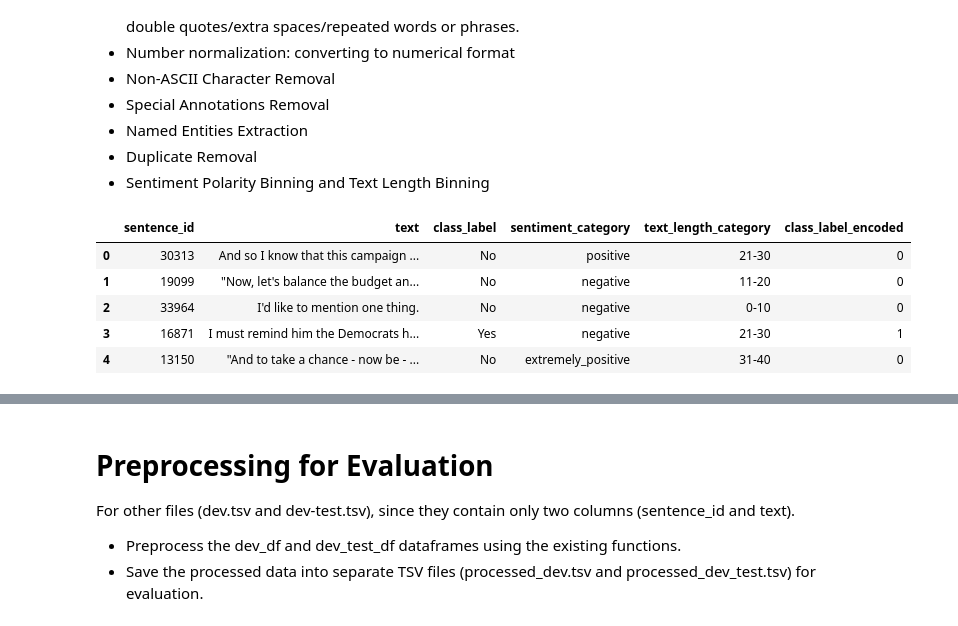
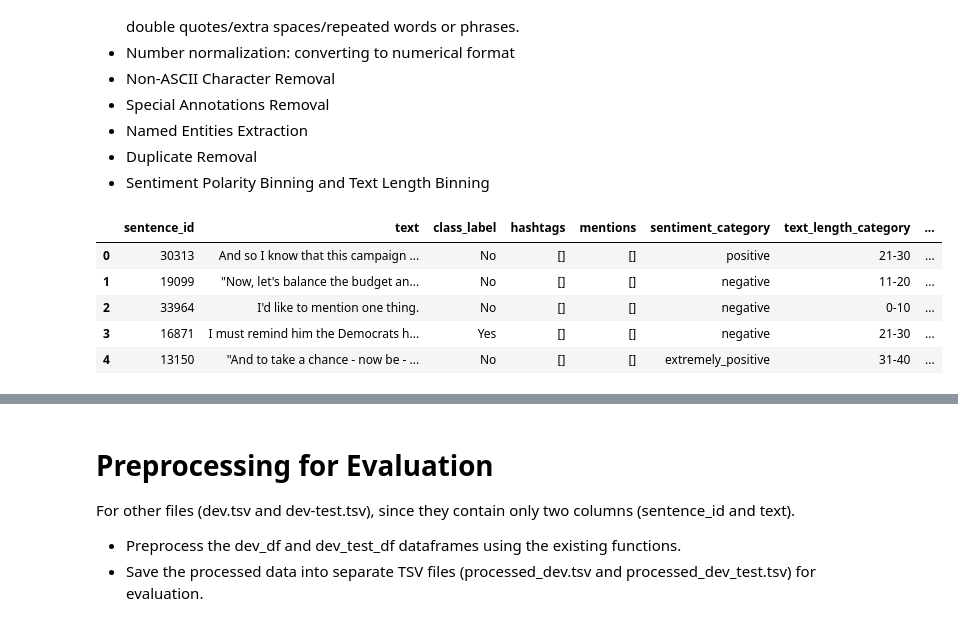
Before and after one commit to badaa002/Multilingual-Check-worthiness-Estimation-in-Text, a Jupyter notebook: notebooks/English_Political_Debates_Preprocessing_Notebook.ipynb, the cells around one changed output, grey strips where cells are left out. Drawn from its saved outputs; the diff is of its cells as text; code cells hidden in the pictures.

Commit message:
English updated for merge

```diff
--- a/notebooks/English_Political_Debates_Preprocessing_Notebook.ipynb
+++ b/notebooks/English_Political_Debates_Preprocessing_Notebook.ipynb
@@ -33,9 +33,9 @@ def open_tsv_file(filename):
     return rows
 
 try:
-  train_df = pd.read_csv('CT24_checkworthy_english/CT24_checkworthy_english_train.tsv', sep='\t', header=None, names=['sentence_id', 'text', 'class_label'])
+  train_df = pd.read_csv('CT24_checkworthy_english_train.tsv', sep='\t', header=None, names=['sentence_id', 'text', 'class_label'])
 except pd.errors.ParserError:
-  rows = open_tsv_file('CT24_checkworthy_english/CT24_checkworthy_english_train.tsv')
+  rows = open_tsv_file('CT24_checkworthy_english_train.tsv')
   train_df = pd.DataFrame(rows[1:], columns=['sentence_id', 'text', 'class_label'])
 # %% [markdown]
 # Data exploration
@@ -249,42 +249,46 @@ def remove_repeated_words(text):
 
 def preprocessing(train_df):
     train_df = train_df.copy()
-    train_df = train_df.drop_duplicates(subset='text')
+
+    # For merging purpose with other languages
+    train_df['hashtags'] = train_df['text'].apply(lambda x: [])
+    train_df['mentions'] = train_df['text'].apply(lambda x: [])
+
 
     # Text Cleaning and Normalization
     train_df['text'] = train_df['text'].apply(handle_annotations)
     train_df['text'] = train_df['text'].apply(handle_special_characters)
     train_df['text'] = train_df['text'].apply(remove_ambiguous_phrases)
     train_df['text'] = train_df['text'].apply(remove_repeated_words)
     train_df['text'] = train_df['text'].apply(handle_non_ascii)
     train_df['text'] = train_df['text'].apply(normalize_numbers)
     train_df['text'] = train_df['text'].apply(clean_up)
 
     #train_df['named_entities'] = train_df['text'].apply(lambda x: extract_named_entities(x))
 
     bins = [-1, -0.25, 0, 0.25, 0.5, 0.75, 1]
     labels = ['very_negative', 'negative', 'neutral', 'positive', 'very_positive', 'extremely_positive']
     train_df['sentiment_category'] = pd.cut(train_df['sentiment'], bins=bins, labels=labels)
 
     bins = [0, 10, 20, 30, 40, 50, 60, 70, 80, 90, 100, np.inf]
     labels = ['0-10', '11-20', '21-30', '31-40', '41-50', '51-60', '61-70', '71-80', '81-90', '91-100', '100+']
     train_df['text_length_category'] = pd.cut(train_df['text_length'], bins=bins, labels=labels)
 
     label_encoder = LabelEncoder()
     train_df['class_label_encoded'] = label_encoder.fit_transform(train_df['class_label'])
 
 
     train_df = train_df.drop(columns=['text_length', 'sentiment'])
 
 
     return train_df
 
 train_df = preprocessing(train_df)
 train_df.head()
 # %% [output]
-|  | sentence_id | text | class_label | sentiment_category | text_length_category | class_label_encoded |
-| 0 | 30313 | And so I know that this campaign ... | No | positive | 21-30 | 0 |
-| 1 | 19099 | "Now, let's balance the budget an... | No | negative | 11-20 | 0 |
-| 2 | 33964 | I'd like to mention one thing. | No | negative | 0-10 | 0 |
-| 3 | 16871 | I must remind him the Democrats h... | Yes | negative | 21-30 | 1 |
-| 4 | 13150 | "And to take a chance - now be - ... | No | extremely_positive | 31-40 | 0 |
+|  | sentence_id | text | class_label | hashtags | mentions | sentiment_category | text_length_category | ... |
+| 0 | 30313 | And so I know that this campaign ... | No | [] | [] | positive | 21-30 | ... |
+| 1 | 19099 | "Now, let's balance the budget an... | No | [] | [] | negative | 11-20 | ... |
+| 2 | 33964 | I'd like to mention one thing. | No | [] | [] | negative | 0-10 | ... |
+| 3 | 16871 | I must remind him the Democrats h... | Yes | [] | [] | negative | 21-30 | ... |
+| 4 | 13150 | "And to take a chance - now be - ... | No | [] | [] | extremely_positive | 31-40 | ... |
```
Also changed, not shown: parts of 3 cells of this notebook, 4 other files.
